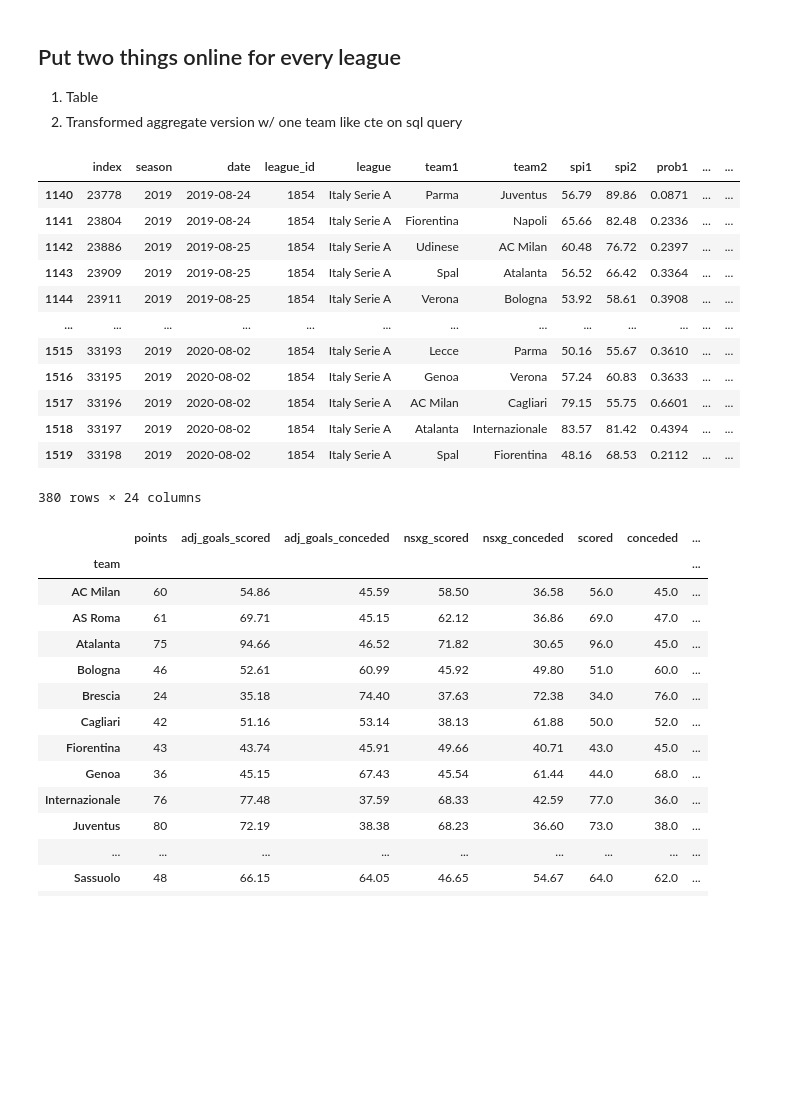
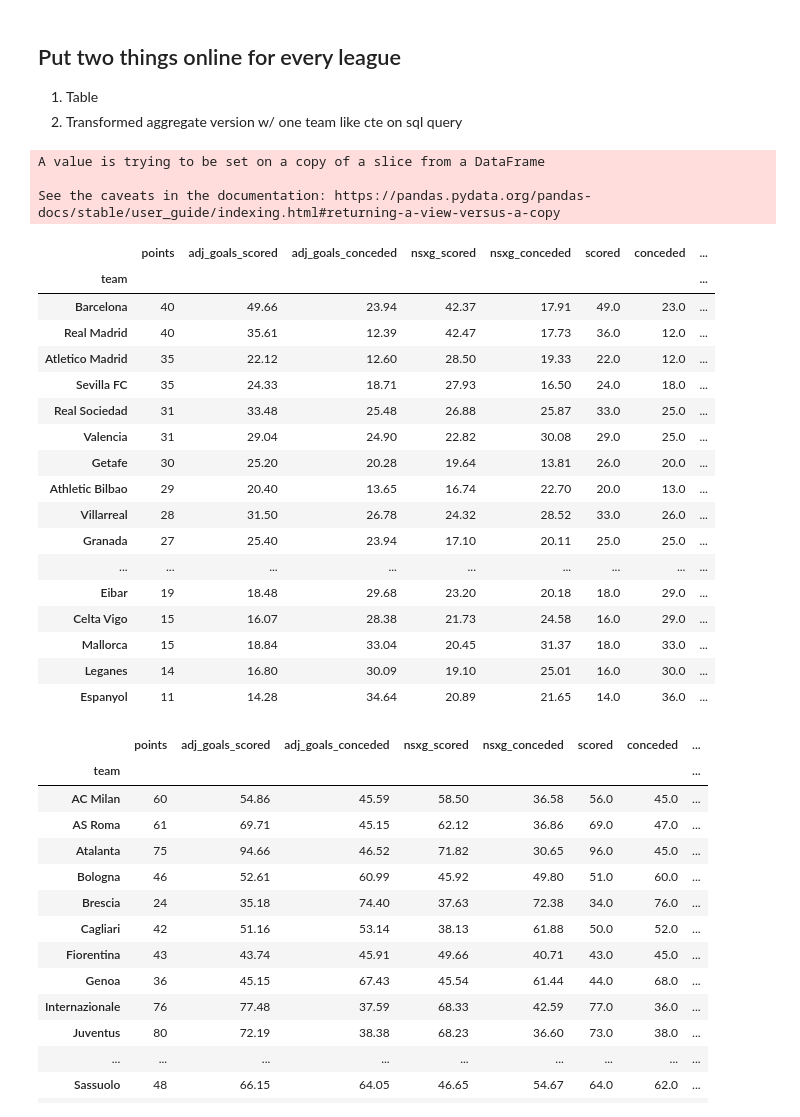
Before and after one commit to stcondon/tables4tableau, a Jupyter notebook: t/notebooks/fte-transformations.ipynb, the cells around one changed output. Saved outputs shown, nothing was run; the diff lists cells and outputs as text; code cells hidden in the pictures; blank space fills up the shorter version.

```diff
--- a/t/notebooks/fte-transformations.ipynb
+++ b/t/notebooks/fte-transformations.ipynb
@@ -22,27 +22,36 @@ def fte_last_season(path, league_dict):
 # %%
 path = os.path.expanduser('~/Downloads/spi_matches.csv')
 # league_dict = {'england':'2411'}
-# league_dict = {'spain':'1869'}
-league_dict = {'italy':'1854'}
+league_dict = {'spain':'1869'}
+# league_dict = {'italy':'1854'}
 # league_dict = {'germany':'1845'} #, '
 # league_dict = {'france':'1843'}
 df = fte_last_season(path, league_dict)
-# %%
-df
-# %% [output]
-|  | index | season | date | league_id | league | team1 | team2 | spi1 | spi2 | prob1 | ... | ... |
-| 1140 | 23778 | 2019 | 2019-08-24 | 1854 | Italy Serie A | Parma | Juventus | 56.79 | 89.86 | 0.0871 | ... | ... |
-| 1141 | 23804 | 2019 | 2019-08-24 | 1854 | Italy Serie A | Fiorentina | Napoli | 65.66 | 82.48 | 0.2336 | ... | ... |
-| 1142 | 23886 | 2019 | 2019-08-25 | 1854 | Italy Serie A | Udinese | AC Milan | 60.48 | 76.72 | 0.2397 | ... | ... |
-| 1143 | 23909 | 2019 | 2019-08-25 | 1854 | Italy Serie A | Spal | Atalanta | 56.52 | 66.42 | 0.3364 | ... | ... |
-| 1144 | 23911 | 2019 | 2019-08-25 | 1854 | Italy Serie A | Verona | Bologna | 53.92 | 58.61 | 0.3908 | ... | ... |
-| ... | ... | ... | ... | ... | ... | ... | ... | ... | ... | ... | ... | ... |
-| 1515 | 33193 | 2019 | 2020-08-02 | 1854 | Italy Serie A | Lecce | Parma | 50.16 | 55.67 | 0.3610 | ... | ... |
-| 1516 | 33195 | 2019 | 2020-08-02 | 1854 | Italy Serie A | Genoa | Verona | 57.24 | 60.83 | 0.3633 | ... | ... |
-| 1517 | 33196 | 2019 | 2020-08-02 | 1854 | Italy Serie A | AC Milan | Cagliari | 79.15 | 55.75 | 0.6601 | ... | ... |
-| 1518 | 33197 | 2019 | 2020-08-02 | 1854 | Italy Serie A | Atalanta | Internazionale | 83.57 | 81.42 | 0.4394 | ... | ... |
-| 1519 | 33198 | 2019 | 2020-08-02 | 1854 | Italy Serie A | Spal | Fiorentina | 48.16 | 68.53 | 0.2112 | ... | ... |
-380 rows × 24 columns
+# %%
+temp = df.loc[df['date'] < '2020-01-16']
+fte_spain_tb(temp)
+# %% [output]
+A value is trying to be set on a copy of a slice from a DataFrame
+
+See the caveats in the documentation: https://pandas.pydata.org/pandas-docs/stable/user_guide/indexing.html#returning-a-view-versus-a-copy
+|  | points | adj_goals_scored | adj_goals_conceded | nsxg_scored | nsxg_conceded | scored | conceded | ... |
+| team |  |  |  |  |  |  |  | ... |
+| Barcelona | 40 | 49.66 | 23.94 | 42.37 | 17.91 | 49.0 | 23.0 | ... |
+| Real Madrid | 40 | 35.61 | 12.39 | 42.47 | 17.73 | 36.0 | 12.0 | ... |
+| Atletico Madrid | 35 | 22.12 | 12.60 | 28.50 | 19.33 | 22.0 | 12.0 | ... |
+| Sevilla FC | 35 | 24.33 | 18.71 | 27.93 | 16.50 | 24.0 | 18.0 | ... |
+| Real Sociedad | 31 | 33.48 | 25.48 | 26.88 | 25.87 | 33.0 | 25.0 | ... |
+| Valencia | 31 | 29.04 | 24.90 | 22.82 | 30.08 | 29.0 | 25.0 | ... |
+| Getafe | 30 | 25.20 | 20.28 | 19.64 | 13.81 | 26.0 | 20.0 | ... |
+| Athletic Bilbao | 29 | 20.40 | 13.65 | 16.74 | 22.70 | 20.0 | 13.0 | ... |
+| Villarreal | 28 | 31.50 | 26.78 | 24.32 | 28.52 | 33.0 | 26.0 | ... |
+| Granada | 27 | 25.40 | 23.94 | 17.10 | 20.11 | 25.0 | 25.0 | ... |
+| ... | ... | ... | ... | ... | ... | ... | ... | ... |
+| Eibar | 19 | 18.48 | 29.68 | 23.20 | 20.18 | 18.0 | 29.0 | ... |
+| Celta Vigo | 15 | 16.07 | 28.38 | 21.73 | 24.58 | 16.0 | 29.0 | ... |
+| Mallorca | 15 | 18.84 | 33.04 | 20.45 | 31.37 | 18.0 | 33.0 | ... |
+| Leganes | 14 | 16.80 | 30.09 | 19.10 | 25.01 | 16.0 | 30.0 | ... |
+| Espanyol | 11 | 14.28 | 34.64 | 20.89 | 21.65 | 14.0 | 36.0 | ... |
 # %%
 def fte_mvp(df):
     df.dropna(subset = ['score1'], inplace = True)
```
